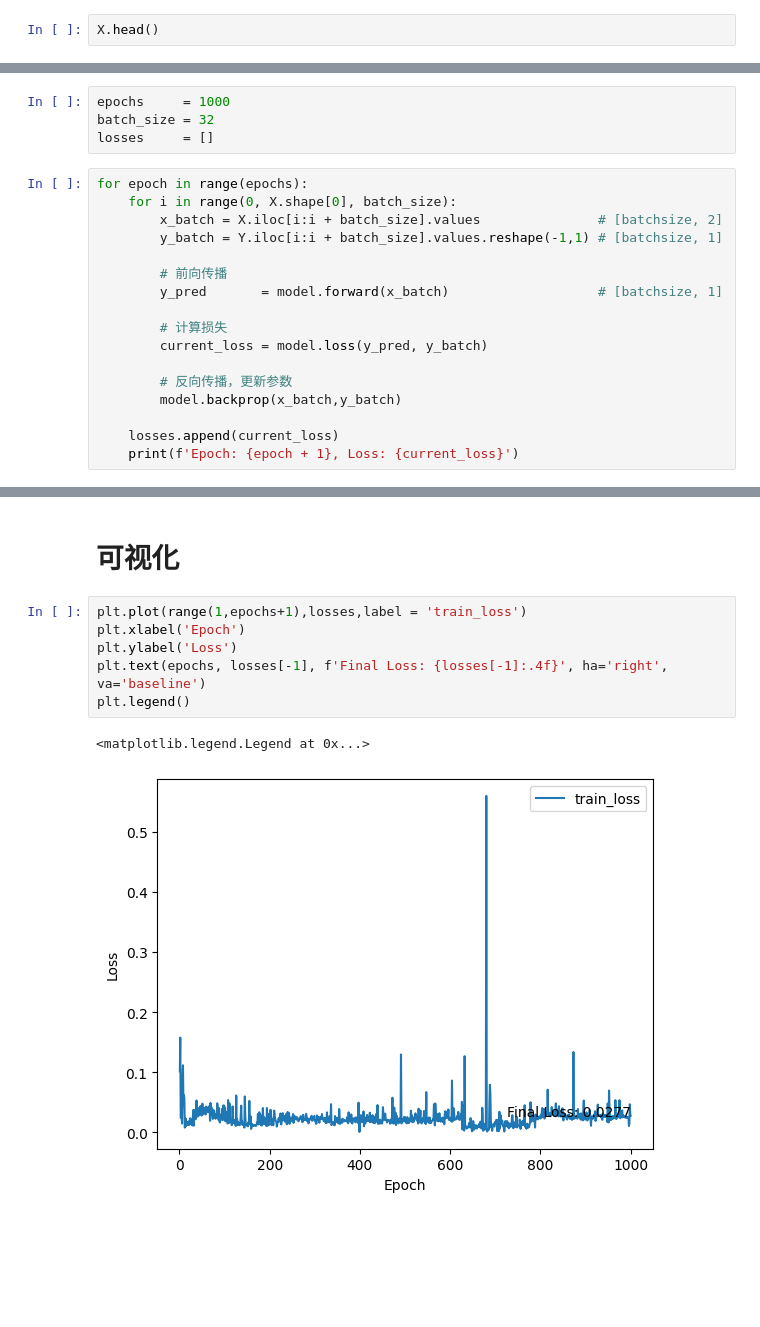
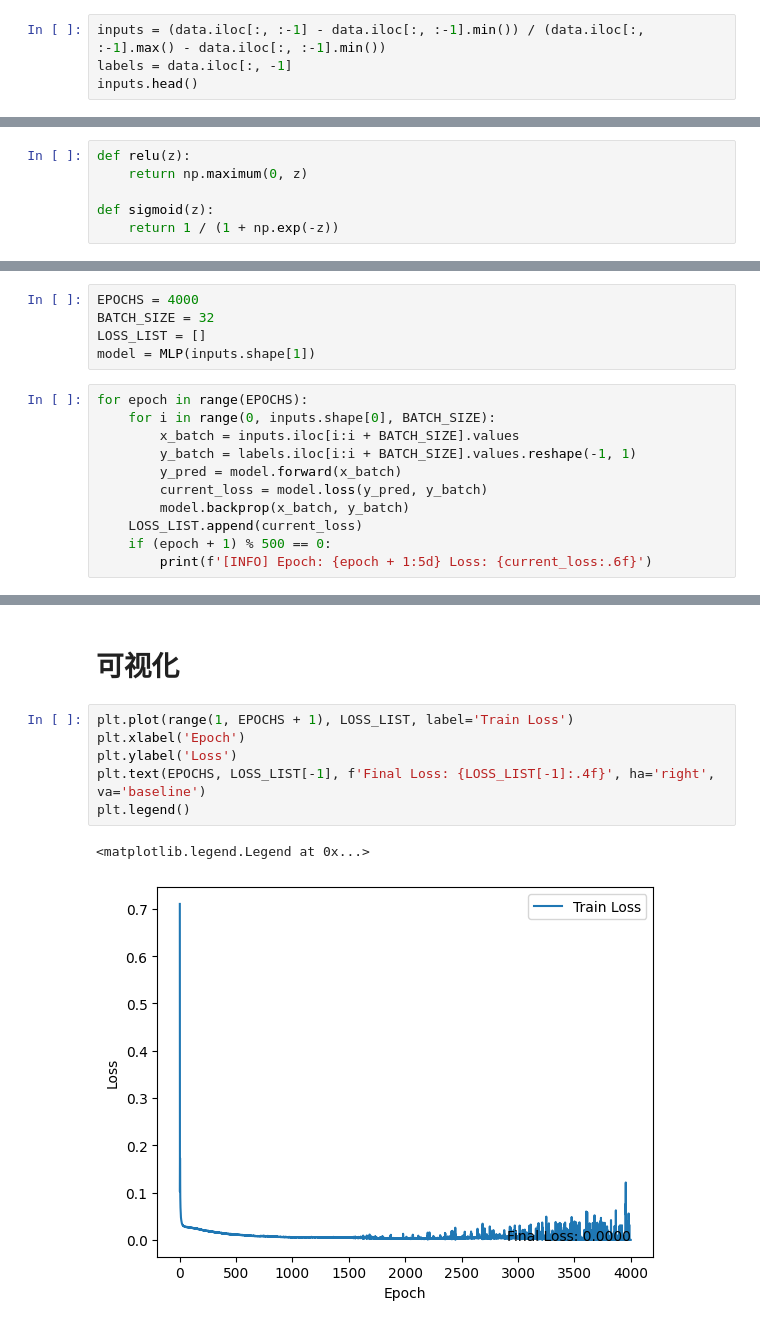
Before and after one commit to shady1543/AI-Lab, a Jupyter notebook: lab6/lab6-numpy.ipynb, the cells around one changed output, grey strips where cells are left out. Cells and saved outputs as stored; diff of their text form; blank space fills up the shorter version.

```diff
--- a/lab6/lab6-numpy.ipynb
+++ b/lab6/lab6-numpy.ipynb
@@ -25,5 +18,7 @@ X     = (X - X_min) / (X_max - X_min)
 # %%
-X.head()
+inputs = (data.iloc[:, :-1] - data.iloc[:, :-1].min()) / (data.iloc[:, :-1].max() - data.iloc[:, :-1].min())
+labels = data.iloc[:, -1]
+inputs.head()
 # %% [output]
 |  | Age | EstimatedSalary |
 | 0 | 0.023810 | 0.029630 |
@@ -33,5 +28,11 @@ X.head()
 | 4 | 0.023810 | 0.451852 |
 # %% [markdown]
 # 创建模型
+# %%
+def relu(z):
+    return np.maximum(0, z)
+
+def sigmoid(z):
+    return 1 / (1 + np.exp(-z))
 # %%
 class Perceptron:
@@ -176,22 +109,17 @@ model      = MLP(input_dim)
 # %%
-epochs     = 1000
-batch_size = 32
-losses     = []
+EPOCHS = 4000
+BATCH_SIZE = 32
+LOSS_LIST = []
+model = MLP(inputs.shape[1])
 # %%
-for epoch in range(epochs):
-    for i in range(0, X.shape[0], batch_size):
-        x_batch = X.iloc[i:i + batch_size].values               # [batchsize, 2]
-        y_batch = Y.iloc[i:i + batch_size].values.reshape(-1,1) # [batchsize, 1]
-
-        # 前向传播
-        y_pred       = model.forward(x_batch)                   # [batchsize, 1]
-
-        # 计算损失
+for epoch in range(EPOCHS):
+    for i in range(0, inputs.shape[0], BATCH_SIZE):
+        x_batch = inputs.iloc[i:i + BATCH_SIZE].values
+        y_batch = labels.iloc[i:i + BATCH_SIZE].values.reshape(-1, 1)
+        y_pred = model.forward(x_batch)
         current_loss = model.loss(y_pred, y_batch)
-
-        # 反向传播，更新参数
-        model.backprop(x_batch,y_batch)
-
-    losses.append(current_loss)
-    print(f'Epoch: {epoch + 1}, Loss: {current_loss}')
+        model.backprop(x_batch, y_batch)
+    LOSS_LIST.append(current_loss)
+    if (epoch + 1) % 500 == 0:
+        print(f'[INFO] Epoch: {epoch + 1:5d} Loss: {current_loss:.6f}')
 # %% [output]
@@ -261,12 +140,12 @@ array([[0],
 # %% [markdown]
 # 可视化
 # %%
-plt.plot(range(1,epochs+1),losses,label = 'train_loss')
+plt.plot(range(1, EPOCHS + 1), LOSS_LIST, label='Train Loss')
 plt.xlabel('Epoch')
 plt.ylabel('Loss')
-plt.text(epochs, losses[-1], f'Final Loss: {losses[-1]:.4f}', ha='right', va='baseline')
+plt.text(EPOCHS, LOSS_LIST[-1], f'Final Loss: {LOSS_LIST[-1]:.4f}', ha='right', va='baseline')
 plt.legend()
 # %% [output]
 <matplotlib.legend.Legend at 0x...>
-[figure, old version]
+[figure, new version]
 # %%
```
Also changed, not shown: parts of 11 cells of this notebook, 2 other files.
